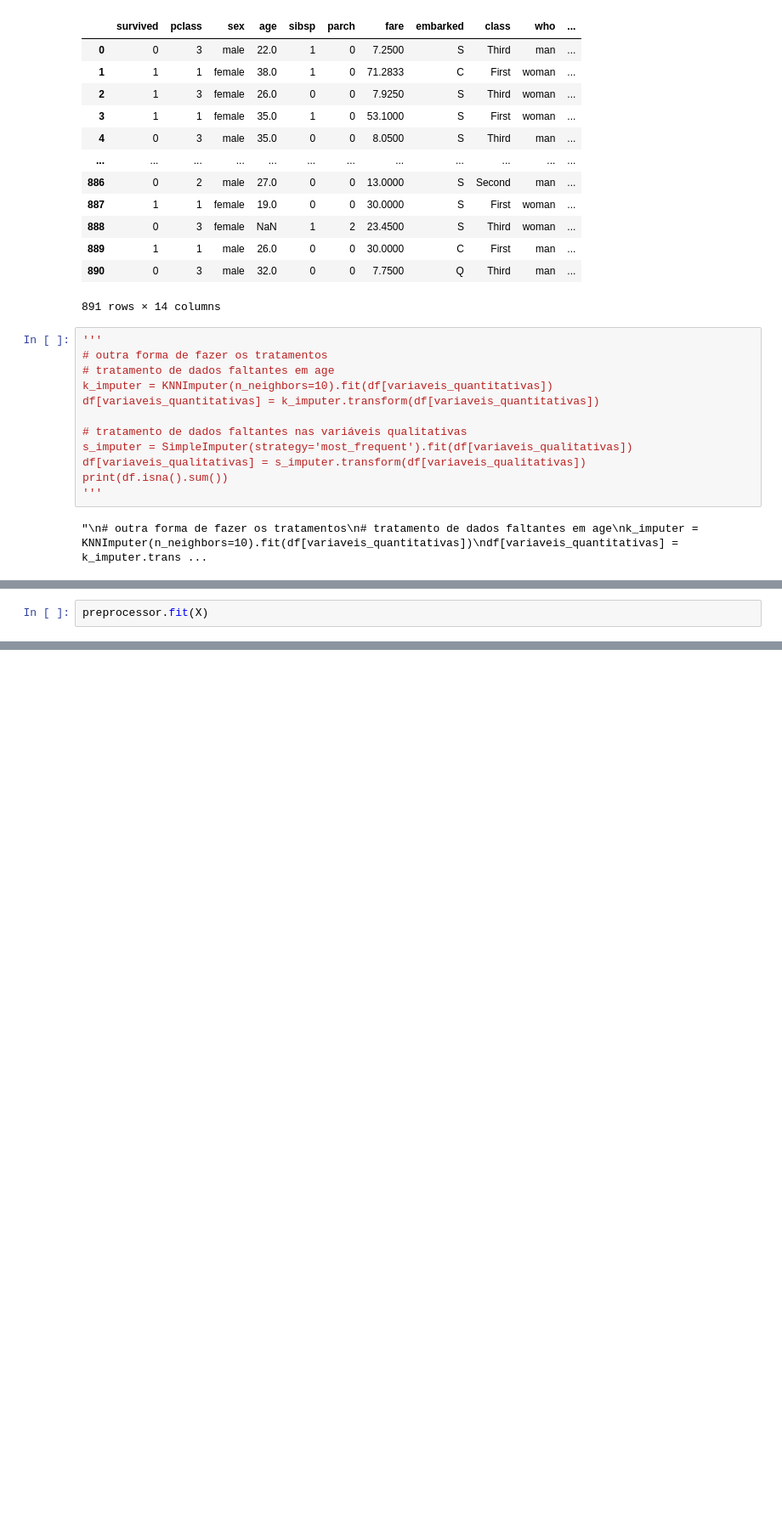
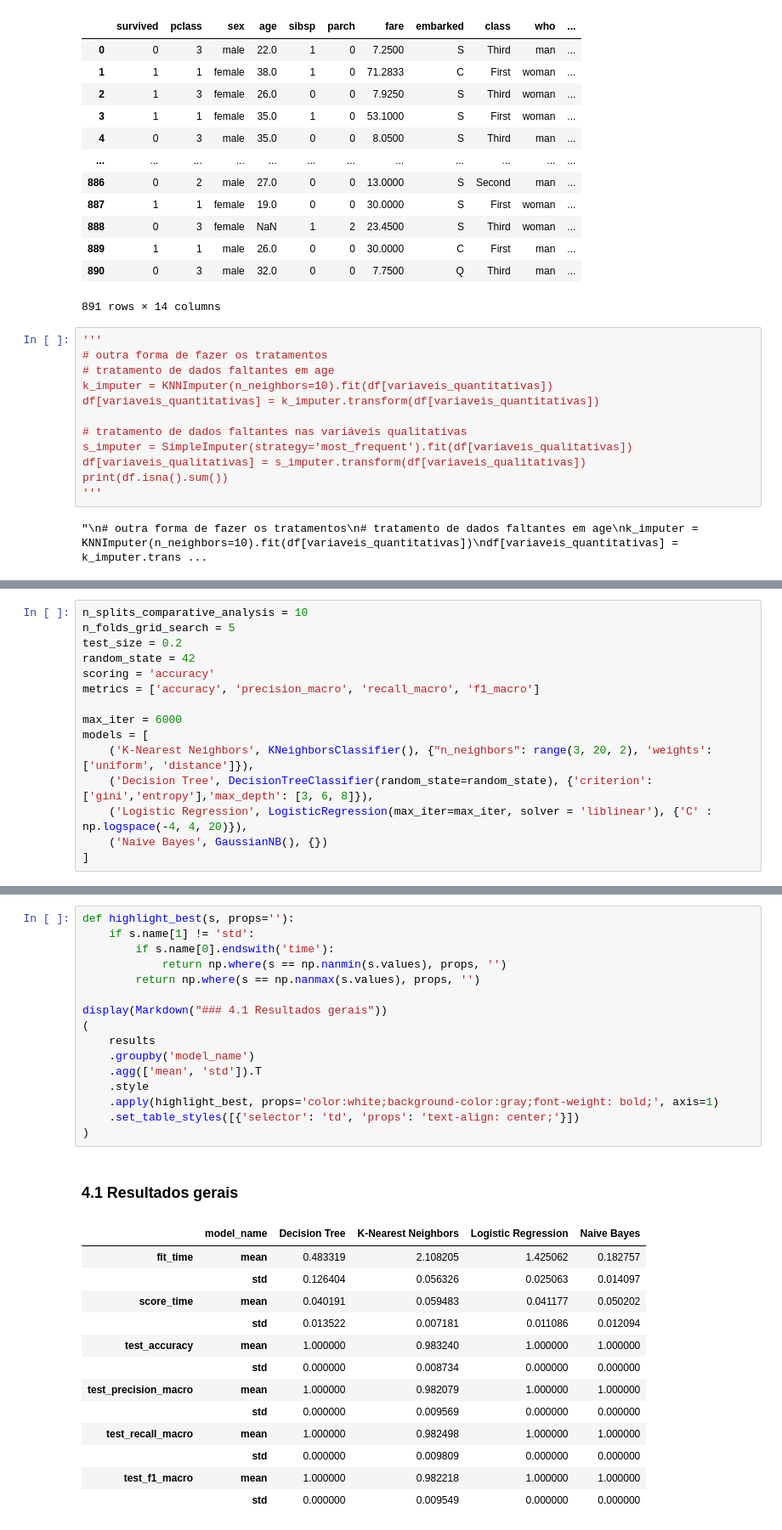
Before and after one commit to simires/avanti-bootcamp-cdd, a Jupyter notebook: notebooks/02-comparative-analysis.ipynb, the cells around one changed output, grey strips where cells are left out. Shown: that part at 85% size. Saved outputs shown, nothing was run; the diff lists cells and outputs as text; blank space fills up the shorter version.

Commit message:
feat: adiciona experimento de modelagem (#5)

```diff
--- a/notebooks/02-comparative-analysis.ipynb
+++ b/notebooks/02-comparative-analysis.ipynb
@@ -146,2 +116,0 @@ preprocessor = ColumnTransformer([
-# %%
-preprocessor.fit(X)
@@ -169,0 +164,15 @@ ColumnTransformer(transformers=[('continuas',
+# %%
+n_splits_comparative_analysis = 10
+n_folds_grid_search = 5
+test_size = 0.2
+random_state = 42
+scoring = 'accuracy'
+metrics = ['accuracy', 'precision_macro', 'recall_macro', 'f1_macro']
+
+max_iter = 6000
+models = [
+    ('K-Nearest Neighbors', KNeighborsClassifier(), {"n_neighbors": range(3, 20, 2), 'weights': ['uniform', 'distance']}),
+    ('Decision Tree', DecisionTreeClassifier(random_state=random_state), {'criterion':['gini','entropy'],'max_depth': [3, 6, 8]}),
+    ('Logistic Regression', LogisticRegression(max_iter=max_iter, solver = 'liblinear'), {'C' : np.logspace(-4, 4, 20)}),
+    ('Naive Bayes', GaussianNB(), {})
+]
@@ -170 +227,32 @@ ColumnTransformer(transformers=[('continuas',
+# %%
+def highlight_best(s, props=''):
+    if s.name[1] != 'std':
+        if s.name[0].endswith('time'):
+            return np.where(s == np.nanmin(s.values), props, '')
+        return np.where(s == np.nanmax(s.values), props, '')
+
+display(Markdown("### 4.1 Resultados gerais"))
+(
+    results
+    .groupby('model_name')
+    .agg(['mean', 'std']).T
+    .style
+    .apply(highlight_best, props='color:white;background-color:gray;font-weight: bold;', axis=1)
+    .set_table_styles([{'selector': 'td', 'props': 'text-align: center;'}])
+)
+# %% [output]
+### 4.1 Resultados gerais
+|  | model_name | Decision Tree | K-Nearest Neighbors | Logistic Regression | Naive Bayes |
+| fit_time | mean | 0.483319 | 2.108205 | 1.425062 | 0.182757 |
+|  | std | 0.126404 | 0.056326 | 0.025063 | 0.014097 |
+| score_time | mean | 0.040191 | 0.059483 | 0.041177 | 0.050202 |
+|  | std | 0.013522 | 0.007181 | 0.011086 | 0.012094 |
+| test_accuracy | mean | 1.000000 | 0.983240 | 1.000000 | 1.000000 |
+|  | std | 0.000000 | 0.008734 | 0.000000 | 0.000000 |
+| test_precision_macro | mean | 1.000000 | 0.982079 | 1.000000 | 1.000000 |
+|  | std | 0.000000 | 0.009569 | 0.000000 | 0.000000 |
+| test_recall_macro | mean | 1.000000 | 0.982498 | 1.000000 | 1.000000 |
+|  | std | 0.000000 | 0.009809 | 0.000000 | 0.000000 |
+| test_f1_macro | mean | 1.000000 | 0.982218 | 1.000000 | 1.000000 |
+|  | std | 0.000000 | 0.009549 | 0.000000 | 0.000000 |
 # %% [markdown]
```
Also changed, not shown: parts of 17 cells of this notebook.
